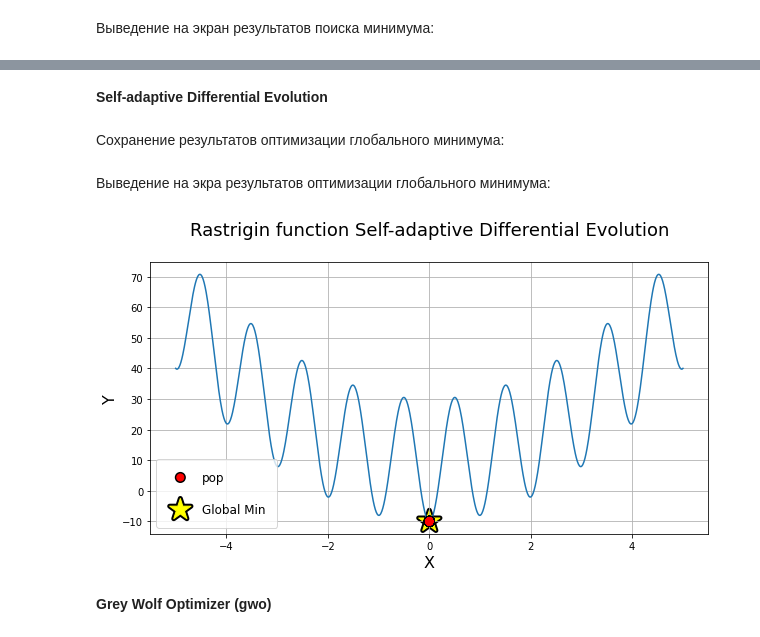
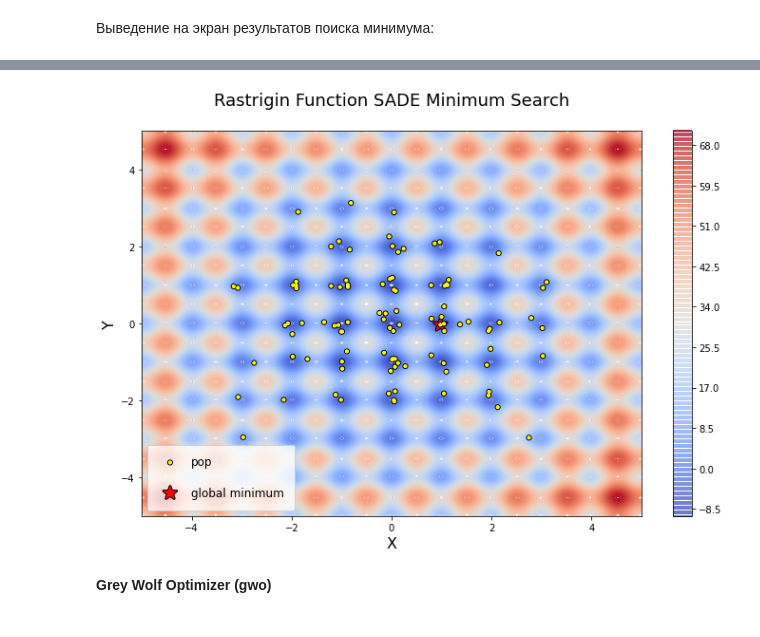
Before and after one commit to tidalinn/mai_term01_artificial_intelligence_course, a Jupyter notebook: 02_laboratory_work.ipynb, the cells around one changed output, grey strips where cells are left out. Cells and saved outputs as stored; diff of their text form; code cells hidden in the pictures.

```diff
--- a/02_laboratory_work.ipynb
+++ b/02_laboratory_work.ipynb
@@ -236,0 +229,2 @@ def rastrigin_loss(*X, A=10):
+# %%
+prob = Problem(rastrigin_loss)
@@ -237,4 +233,4 @@ def rastrigin_loss(*X, A=10):
 # %% [markdown]
 Сохранение результатов поиска минимума:
-# %%
-get_x, get_f, champion_x, prob = get_problem_pop(rastrigin_loss)
+# %%
+algo, pop = get_algo_pop(prob, pg.sade, 'SADE', gen=10)
@@ -250,4 +240,0 @@ plot_function_min_search_2d(x_linear, y_linear, rastrigin_loss,
-# %% [markdown]
-**Self-adaptive Differential Evolution**
-# %% [markdown]
-Сохранение результатов оптимизации глобального минимума:
@@ -256,12 +241,8 @@ get_x, get_f, champion_x = get_algo_pop(prob, pg.sade)
-# %% [markdown]
-Выведение на экра результатов оптимизации глобального минимума:
-# %%
-plot_function_min_search_2d(x_linear, y_linear, rastrigin_loss,
-                            [get_x, get_f],
-                            'Rastrigin function Self-adaptive Differential Evolution',
-                            champion_x)
-# %% [output]
-[figure, removed]
+# %%
+plot_contour_search_2d(x_linear, y_linear, rastrigin_loss, pop,
+                       'Rastrigin Function SADE Minimum Search')
+# %% [output]
+[figure, added]
 # %% [markdown]
 **Grey Wolf Optimizer (gwo)**
 # %% [markdown]
```
Also changed, not shown: parts of 73 cells of this notebook, 2 other files.
